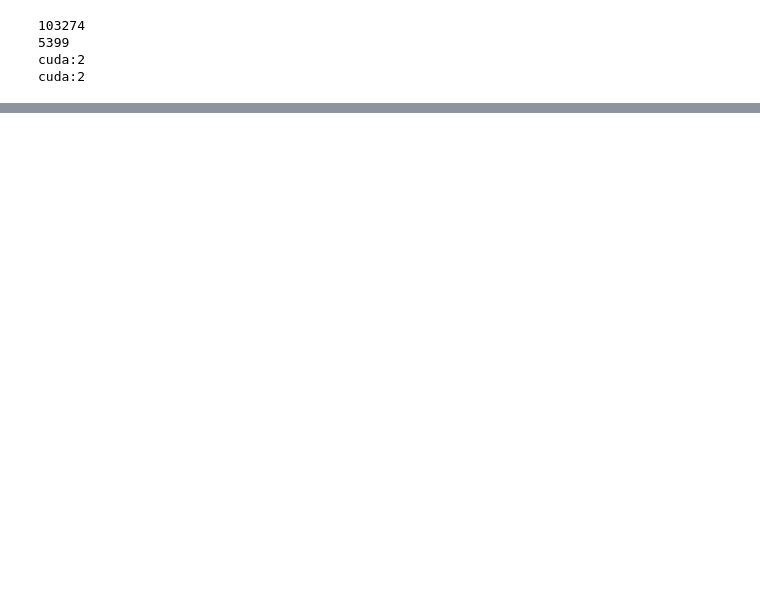
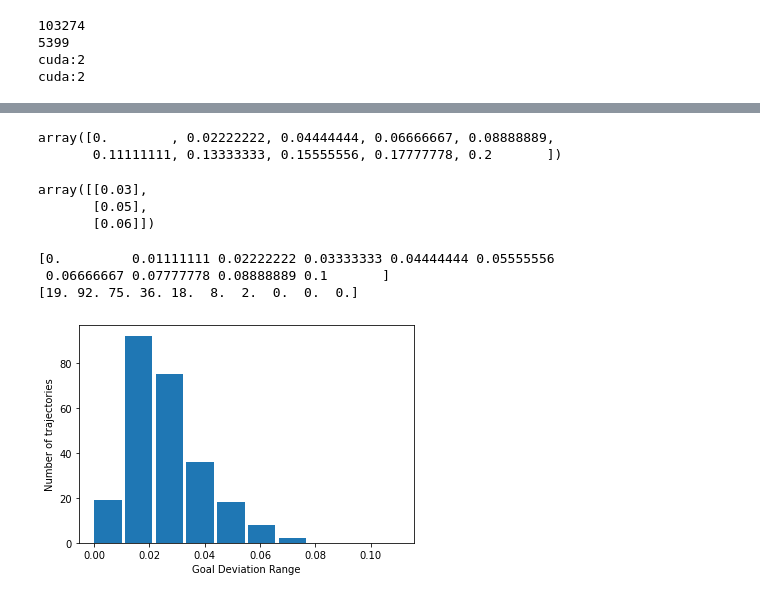
Before and after one commit to PradeepKadubandi/DemoPlanner, a Jupyter notebook: SimpleReacherExperiments.ipynb, the cells around one changed output, grey strips where cells are left out. Cells and saved outputs as stored; diff of their text form; code cells hidden in the pictures; blank space fills up the shorter version.

```diff
--- a/SimpleReacherExperiments.ipynb
+++ b/SimpleReacherExperiments.ipynb
@@ -398,0 +552,17 @@ version from the URL: http://www.nvidia.com/Download/index.aspx
+# %%
+metrics = np.loadtxt(
+    'runs/08-17/run1-policy/08-17-11-09-51-Policy-Reacher-Dense4WithTanh-mse/TestSet_Evaluations/trajectory_eval_metrics.csv',
+     delimiter=',', dtype=np.float32)
+# %%
+np.linspace(0.0, 0.2, 10)
+# %% [output]
+array([0.        , 0.02222222, 0.04444444, 0.06666667, 0.08888889,
+       0.11111111, 0.13333333, 0.15555556, 0.17777778, 0.2       ])
+# %%
+errors = metrics[:, 3]
+# %%
+np.percentile(metrics[:, 5:6], [50, 95, 99], axis=0)
+# %% [output]
+array([[0.03],
+       [0.05],
+       [0.06]])
@@ -398,0 +571,22 @@ version from the URL: http://www.nvidia.com/Download/index.aspx
+# %%
+def error_interval_counts(low, high, num, errors):
+    x = np.linspace(low, high, num)
+    y = np.zeros(len(x))
+    for i in range(0, len(x)-1):
+        y[i] = np.count_nonzero(np.logical_and(np.less_equal(x[i], errors), np.less(errors, x[i+1])))
+    y[-1] = np.count_nonzero(errors >= x[-1])
+    assert sum(y) == len(errors)
+    return x, y
+# %%
+x, y = error_interval_counts(0.0, 0.1, 10, metrics[:, 5])
+print (x)
+print (y)
+plt.bar(x, y, align='edge', width=0.01, linewidth=10.0)
+plt.ylabel('Number of trajectories')
+plt.xlabel('Goal Deviation Range')
+plt.show()
+# %% [output]
+[0.         0.01111111 0.02222222 0.03333333 0.04444444 0.05555556
+ 0.06666667 0.07777778 0.08888889 0.1       ]
+[19. 92. 75. 36. 18.  8.  2.  0.  0.  0.]
+[figure, added]
```
Also changed, not shown: parts of 43 cells of this notebook, 1 other file.
